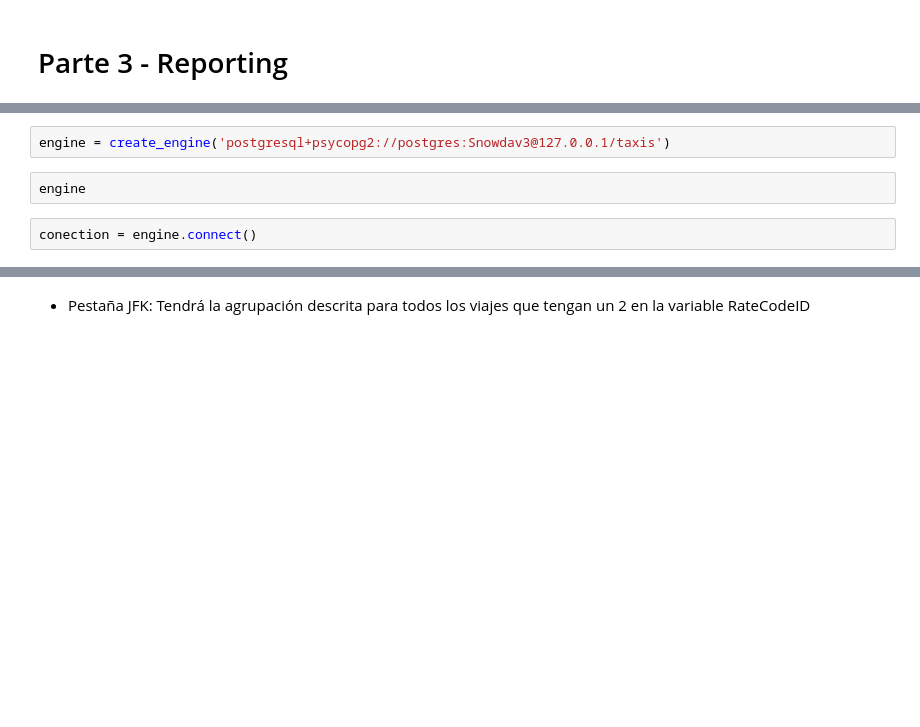
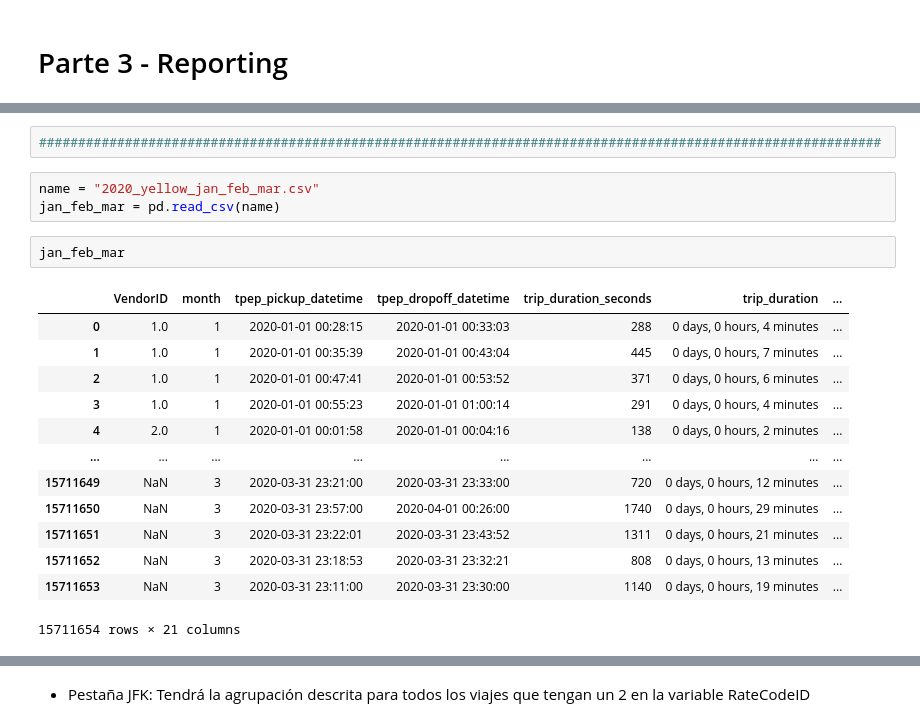
Before and after one commit to Technical-Assessments/frogtek_technical_assessment, a Jupyter notebook: respuestas.ipynb, the cells around one changed output, grey strips where cells are left out. Saved outputs shown, nothing was run; the diff lists cells and outputs as text; blank space fills up the shorter version.

```diff
--- a/respuestas.ipynb
+++ b/respuestas.ipynb
@@ -283,6 +336,21 @@ la variable RateCodeID
-# %%
-engine = create_engine('postgresql+psycopg2://postgres:Snowdav3@127.0.0.1/taxis')
-# %%
-engine
-# %%
-conection = engine.connect()
+# %%
+############################################################################################################
+# %%
+name = "2020_yellow_jan_feb_mar.csv"
+jan_feb_mar = pd.read_csv(name)
+# %%
+jan_feb_mar
+# %% [output]
+|  | VendorID | month | tpep_pickup_datetime | tpep_dropoff_datetime | trip_duration_seconds | trip_duration | ... |
+| 0 | 1.0 | 1 | 2020-01-01 00:28:15 | 2020-01-01 00:33:03 | 288 | 0 days, 0 hours, 4 minutes | ... |
+| 1 | 1.0 | 1 | 2020-01-01 00:35:39 | 2020-01-01 00:43:04 | 445 | 0 days, 0 hours, 7 minutes | ... |
+| 2 | 1.0 | 1 | 2020-01-01 00:47:41 | 2020-01-01 00:53:52 | 371 | 0 days, 0 hours, 6 minutes | ... |
+| 3 | 1.0 | 1 | 2020-01-01 00:55:23 | 2020-01-01 01:00:14 | 291 | 0 days, 0 hours, 4 minutes | ... |
+| 4 | 2.0 | 1 | 2020-01-01 00:01:58 | 2020-01-01 00:04:16 | 138 | 0 days, 0 hours, 2 minutes | ... |
+| ... | ... | ... | ... | ... | ... | ... | ... |
+| 15711649 | NaN | 3 | 2020-03-31 23:21:00 | 2020-03-31 23:33:00 | 720 | 0 days, 0 hours, 12 minutes | ... |
+| 15711650 | NaN | 3 | 2020-03-31 23:57:00 | 2020-04-01 00:26:00 | 1740 | 0 days, 0 hours, 29 minutes | ... |
+| 15711651 | NaN | 3 | 2020-03-31 23:22:01 | 2020-03-31 23:43:52 | 1311 | 0 days, 0 hours, 21 minutes | ... |
+| 15711652 | NaN | 3 | 2020-03-31 23:18:53 | 2020-03-31 23:32:21 | 808 | 0 days, 0 hours, 13 minutes | ... |
+| 15711653 | NaN | 3 | 2020-03-31 23:11:00 | 2020-03-31 23:30:00 | 1140 | 0 days, 0 hours, 19 minutes | ... |
+15711654 rows × 21 columns
```
Also changed, not shown: parts of 40 cells of this notebook, 3 other files.
